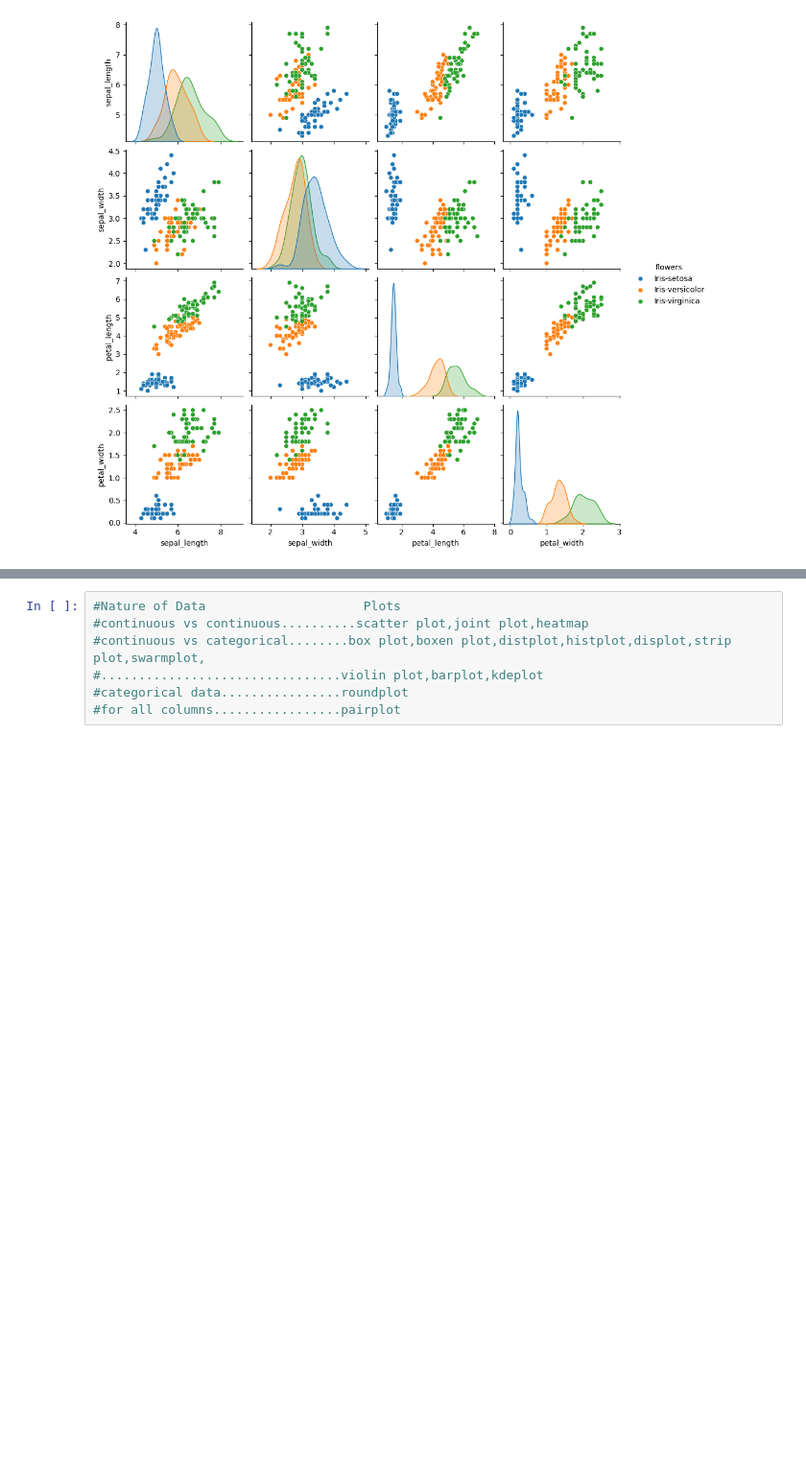
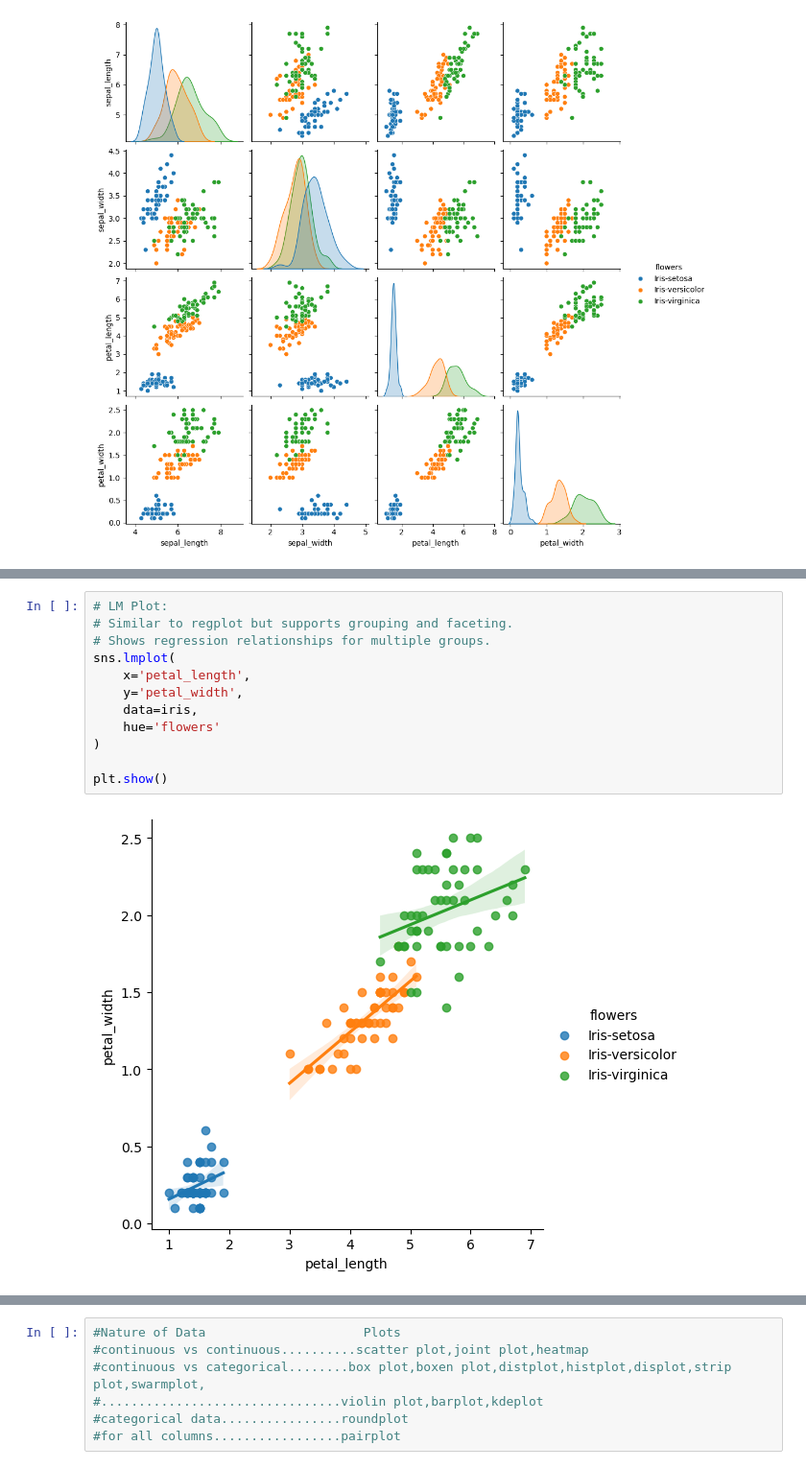
Before and after one commit to Armaan-16/AI-ML-Learnings, a Jupyter notebook: 5-seaborn.ipynb, the cells around one changed output, grey strips where cells are left out. Shown at 96% size. Drawn from its saved outputs; the diff is of its cells as text; blank space fills up the shorter version.

```diff
--- a/5-seaborn.ipynb
+++ b/5-seaborn.ipynb
@@ -380,0 +422,14 @@ NameError: name 'c' is not defined
+# %%
+# LM Plot:
+# Similar to regplot but supports grouping and faceting.
+# Shows regression relationships for multiple groups.
+sns.lmplot(
+    x='petal_length',
+    y='petal_width',
+    data=iris,
+    hue='flowers'
+)
+
+plt.show()
+# %% [output]
+[figure, added]
```
Also changed, not shown: parts of 10 cells of this notebook.
